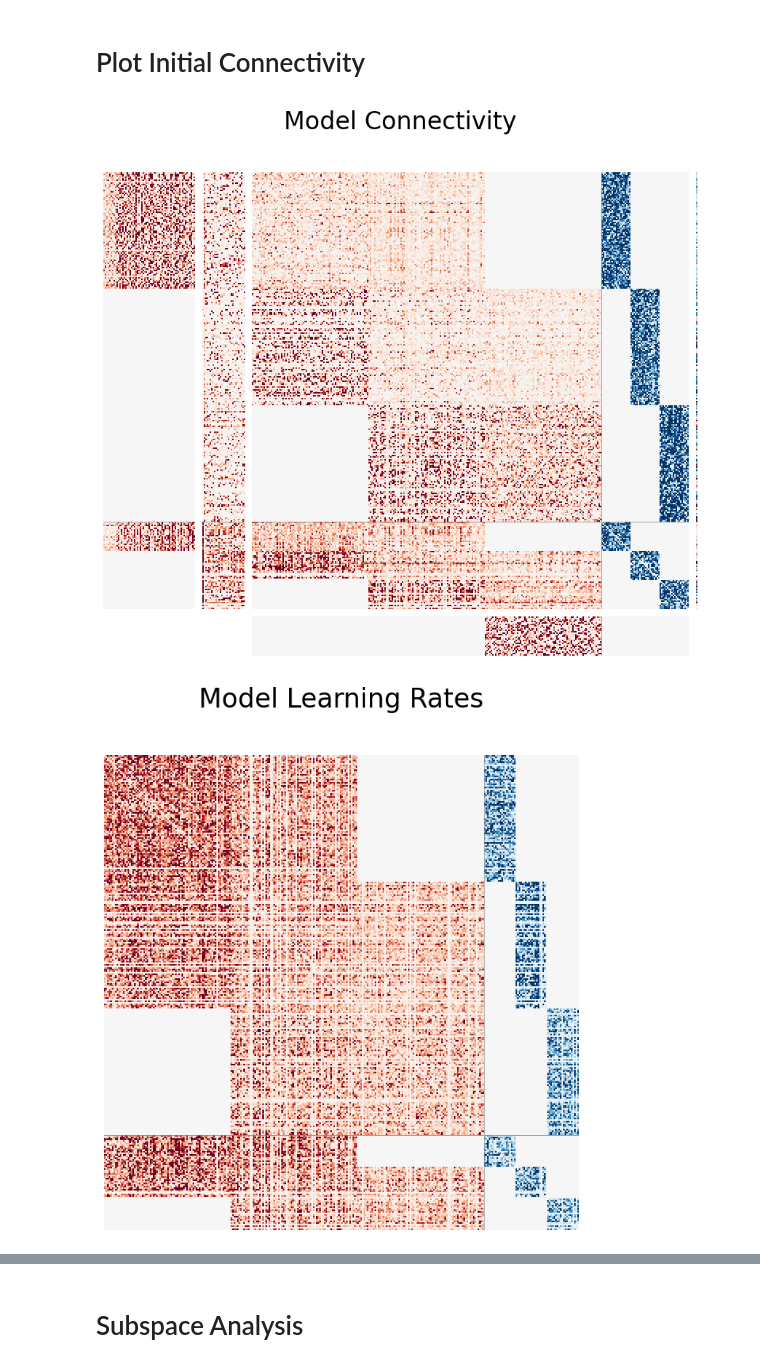
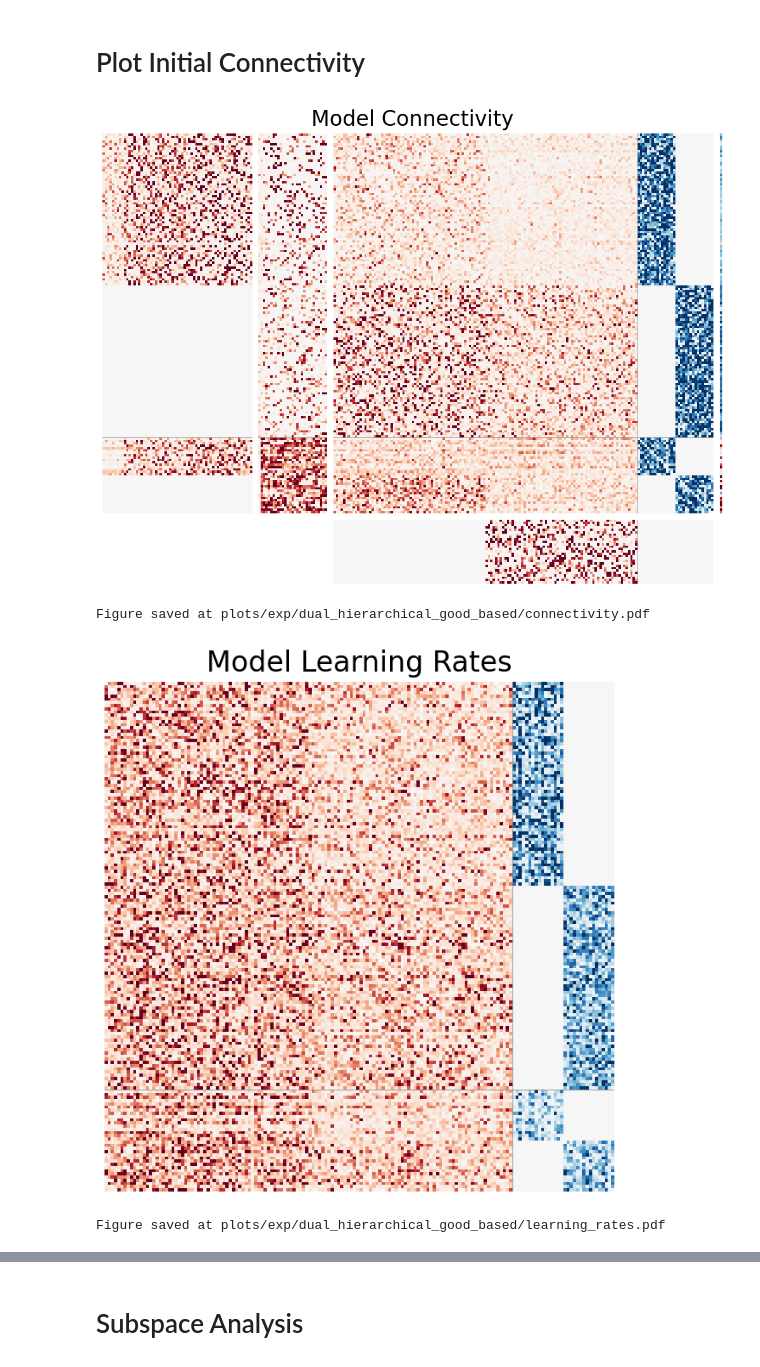
Before and after one commit to slenderham/Attn-WM-RNN, a Jupyter notebook: rnn/plot_main.ipynb, the cells around one changed output, grey strips where cells are left out. Cells and saved outputs as stored; diff of their text form; code cells hidden in the pictures.

```diff
--- a/rnn/plot_main.ipynb
+++ b/rnn/plot_main.ipynb
@@ -14,7 +16,7 @@ Set the environment variable OUTDATED_IGNORE=1 to disable these warnings.
 # %% [markdown]
 ### Load model and run simulation on experimental reward schedule and stimuli
 # %%
-exp_dir = '/dartfs-hpc/rc/home/d/f005d7d/attn-rnn/Attn-WM-RNN/exp/dual_hierarchical_good_based/'
+exp_dir = '/dartfs-hpc/rc/home/d/f005d7d/attn-rnn/Attn-WM-RNN/exp/dual_hierarchical_good_based_2_area_good/'
 os.chdir('/dartfs-hpc/rc/home/d/f005d7d/attn-rnn/Attn-WM-RNN')
 # os.chdir('/Volumes/f005d7d/attn-rnn/Attn-WM-RNN')
 # exp_dir = 'exp/dual_hierarchical_good_based'
@@ -24,19 +26,25 @@ args = json.load(f)
 print('loaded args')
 # load model
 ITI = 0.25
-choice_start = 0.4
-rwd_start = 0.6
-stim_end = 0.75
+choice_start = 0.6
+rwd_start = 0.75
+stim_end = 0.9
+mask_onset = 0.4
+# experiment timeline [0.75 fixation, 2.5 stimulus, 0.5 action presentation, 1.0 reward presentation]
+# 2021 paper          [0.5          , 0.7         , 0.3                    , 0.2                   ]
+# here                [0.2          , 0.6         , 0.15                   , 0.15                  ]
 
 exp_times = {
     'start_time': -ITI,
     'end_time': stim_end,
     'stim_onset': 0.0,
     'stim_end': stim_end,
+    'mask_onset': mask_onset,
+    'mask_end': choice_start,
+    'choice_onset': choice_start,
+    'choice_end': stim_end,
     'rwd_onset': rwd_start,
     'rwd_end': stim_end,
-    'choice_onset': choice_start,
-    'choice_end': rwd_start,
     'total_time': ITI+stim_end,
     'dt': args['dt']}
 log_interval = 1
@@ -72,7 +80,7 @@ model_specs = {'input_size': input_size, 'hidden_size': args['hidden_size'], 'ou
                 'rwd_input': args.get('rwd_input', False), 'action_input': args['action_input'],
                 'sep_lr': args['sep_lr'], 'num_choices': 2 if 'double' in args['task_type'] else 1,
                 'structured_conn': args['structured_conn'], 'num_areas': args['num_areas'],
-                'inter_regional_sparsity': (1, 1), 'inter_regional_gain': (1, 1), 'input_plastic': not args['input_plas_off']}
+                'inter_regional_sparsity': (1, 1), 'inter_regional_gain': (0.5, 0.5), 'input_plastic': not args['input_plas_off']}
 
 E_SIZE = round(args['hidden_size']*args['e_prop'])
 I_SIZE = round(args['hidden_size']*(1-args['e_prop']))
@@ -463,17 +300,17 @@ def plot_connectivity_lr(sort_inds, x2hw, h2hw, hb, h2ow, aux2h, kappa_rec, e_si
 # %%
-from matplotlib.pyplot import figure
-
-plot_connectivity_lr(torch.arange(300),
+plot_connectivity_lr(torch.arange(160),
                              x2hw=model.rnn.x2h.effective_weight().detach(),
                              h2hw=model.rnn.h2h.effective_weight().detach(),
                              hb=state_dict['rnn.h2h.bias'].detach(),
-                             h2ow=torch.cat([torch.zeros(27, 160), model.h2o.effective_weight().detach(), torch.zeros(27, 20*3)], dim=1),
+                             h2ow=torch.cat([torch.zeros(27, 64), model.h2o.effective_weight().detach(), torch.zeros(27, 16*2)], dim=1),
                              aux2h=model.rnn.aux2h.effective_weight().detach(),
                              kappa_rec=model.rnn.kappa_rec.squeeze().abs().detach()*model.rnn.h2h.mask,
                              e_size=int(args['e_prop']*args['hidden_size'])*args['num_areas'], args=args)
 # %% [output]
-[figure, old version]
+[figure, new version]
+Figure saved at plots/exp/dual_hierarchical_good_based/connectivity.pdf
-[figure, old version]
+[figure, new version]
+Figure saved at plots/exp/dual_hierarchical_good_based/learning_rates.pdf
 # %%
 h2h = model.rnn.h2h.effective_weight().detach()
 
```
Also changed, not shown: parts of 30 cells of this notebook, 4 other files.
